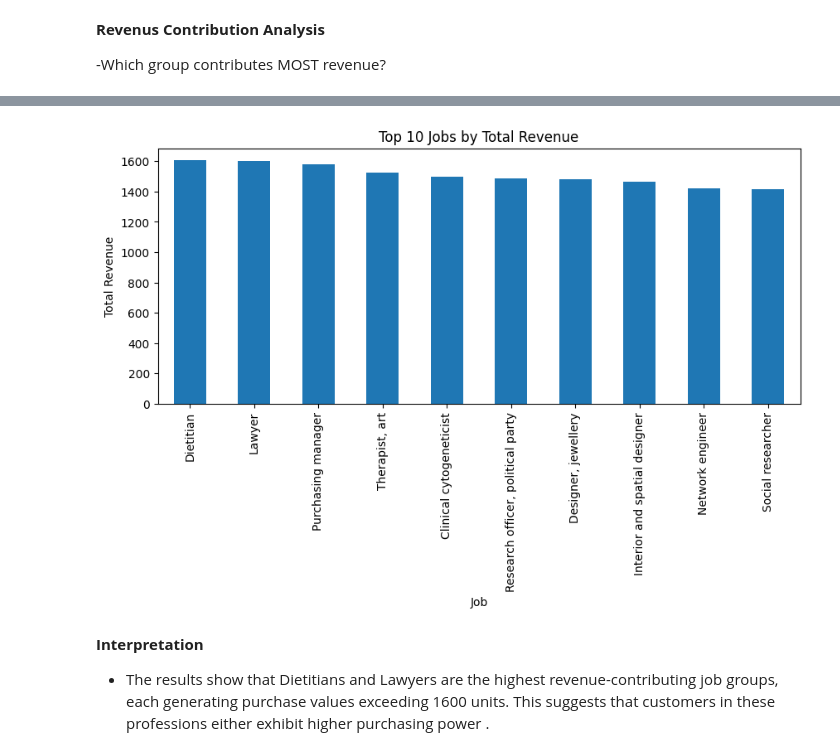
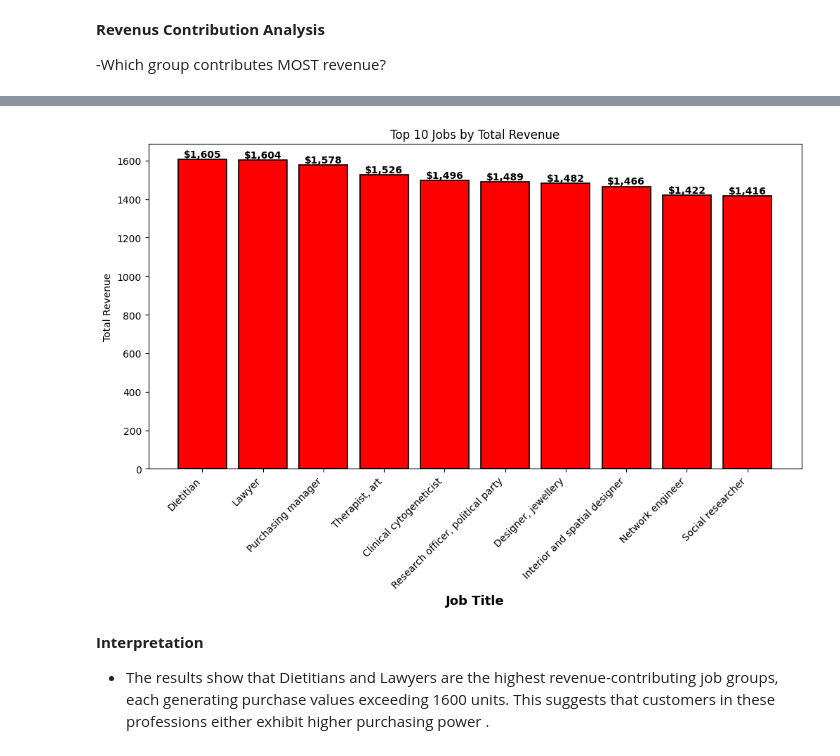
Before and after one commit to gp8573-tech/ecommerce_python_project, a Jupyter notebook: Ecommerce_Purchase_Analysis (2).ipynb, the cells around one changed output, grey strips where cells are left out. Drawn from its saved outputs; the diff is of its cells as text; code cells hidden in the pictures.

```diff
--- a/Ecommerce_Purchase_Analysis (2).ipynb
+++ b/Ecommerce_Purchase_Analysis (2).ipynb
@@ -358,10 +358,36 @@ dtype: float64
-# %%
-job_revenue.head(10).plot(kind='bar', figsize=(10,4))
-plt.title("Top 10 Jobs by Total Revenue")
-plt.ylabel("Total Revenue")
-plt.show()
-# %% [output]
-[figure, removed]
+# %%
+top_jobs = job_revenue.head(10)
+
+plt.figure(figsize=(12,6))
+
+bars = plt.bar(top_jobs.index,
+    top_jobs.values,
+    color="red",
+    edgecolor="black",
+    linewidth=1.2)
+
+plt.xlabel("Job Title",
+    fontsize=13,
+    fontweight="bold")
+
+plt.xticks(rotation=45, ha="right", fontsize=10)
+
+for bar in bars:
+    height = bar.get_height()
+    plt.text(
+        bar.get_x() + bar.get_width()/2,
+        height,
+        f"${height:,.0f}",
+        ha="center",
+        va="bottom",
+        fontsize=10,
+        fontweight="bold")
+
+plt.title("Top 10 Jobs by Total Revenue")
+plt.ylabel("Total Revenue")
+plt.show()
+# %% [output]
+[figure, added]
 # %% [markdown]
 **Interpretation**
 -  The results show that Dietitians and Lawyers are the highest revenue-contributing job groups, each generating purchase values exceeding 1600 units. This suggests that customers in these professions either exhibit higher purchasing power
```
Also changed, not shown: parts of 29 cells of this notebook.
